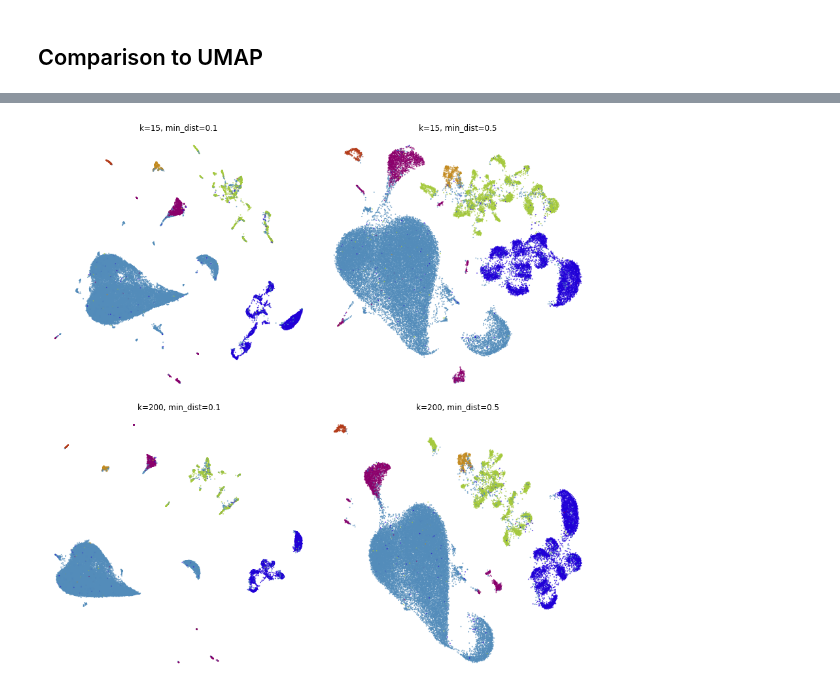
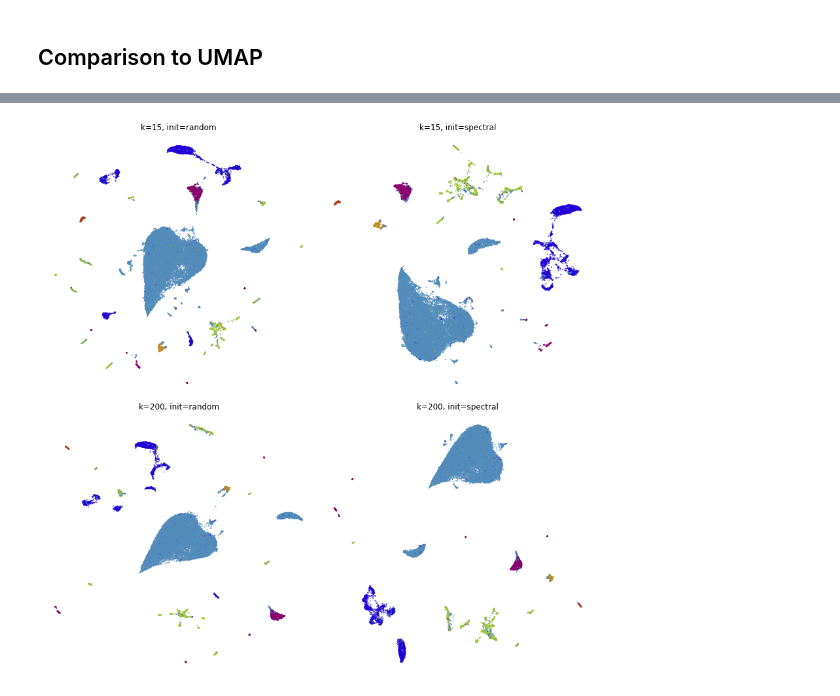
Before and after one commit to pavlin-policar/openTSNE, a Jupyter notebook: examples/03_preserving_global_structure.ipynb, the cells around one changed output, grey strips where cells are left out. Cells and saved outputs as stored; diff of their text form; code cells hidden in the pictures.

```diff
--- a/examples/03_preserving_global_structure.ipynb
+++ b/examples/03_preserving_global_structure.ipynb
@@ -249,8 +251,8 @@ from itertools import product
 %%time
 embeddings = []
 
-for n_neighbors, min_dist in product([15, 200], [0.1, 0.5]):
-    umap = UMAP(n_neighbors=n_neighbors, min_dist=min_dist, metric="cosine", random_state=3)
+for n_neighbors, init in product([15, 200], ["random", "spectral"]):
+    umap = UMAP(n_neighbors=n_neighbors, init=init, metric="cosine", random_state=3)
     embedding_umap = umap.fit_transform(x)
-    embeddings.append((n_neighbors, min_dist, embedding_umap))
+    embeddings.append((n_neighbors, init, embedding_umap))
 # %% [output]
@@ -276,9 +261,9 @@ Wall time: 11min 37s
 # %%
 fig, ax = plt.subplots(nrows=2, ncols=2, figsize=(12, 12))
-plot(embeddings[0][2], title=f"k={embeddings[0][0]}, min_dist={embeddings[0][1]}", ax=ax[0, 0], draw_legend=False)
-plot(embeddings[1][2], title=f"k={embeddings[1][0]}, min_dist={embeddings[1][1]}", ax=ax[0, 1], draw_legend=False)
-plot(embeddings[2][2], title=f"k={embeddings[2][0]}, min_dist={embeddings[2][1]}", ax=ax[1, 0], draw_legend=False)
-plot(embeddings[3][2], title=f"k={embeddings[3][0]}, min_dist={embeddings[3][1]}", ax=ax[1, 1], draw_legend=False)
+plot(embeddings[0][2], title=f"k={embeddings[0][0]}, init={embeddings[0][1]}", ax=ax[0, 0], draw_legend=False)
+plot(embeddings[1][2], title=f"k={embeddings[1][0]}, init={embeddings[1][1]}", ax=ax[0, 1], draw_legend=False)
+plot(embeddings[2][2], title=f"k={embeddings[2][0]}, init={embeddings[2][1]}", ax=ax[1, 0], draw_legend=False)
+plot(embeddings[3][2], title=f"k={embeddings[3][0]}, init={embeddings[3][1]}", ax=ax[1, 1], draw_legend=False)
 plt.tight_layout()
 # %% [output]
-[figure, old version]
+[figure, new version]
```
Also changed, not shown: parts of 24 cells of this notebook, 3 other files.
